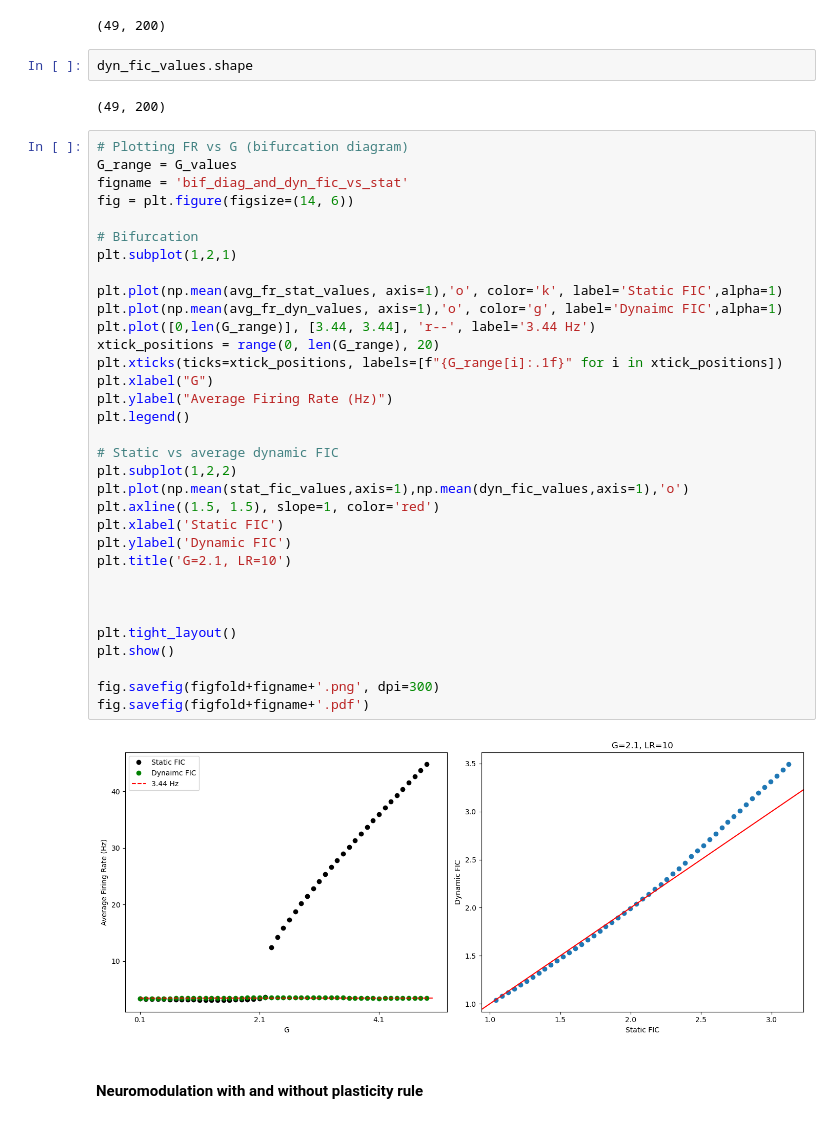
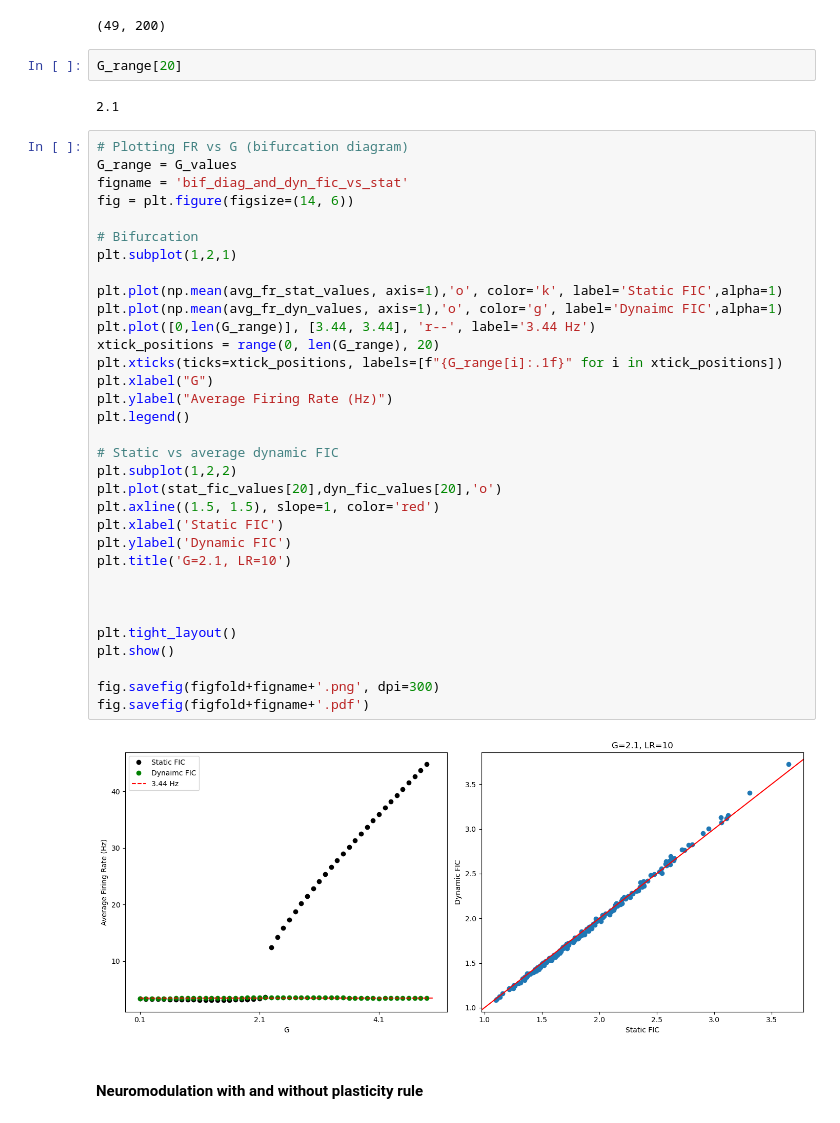
Before and after one commit to Picardian14/dyn_fic_dmf, a Jupyter notebook: python/fic_paper_figures.ipynb, the cells around one changed output. Drawn from its saved outputs; the diff is of its cells as text.

```diff
--- a/python/fic_paper_figures.ipynb
+++ b/python/fic_paper_figures.ipynb
@@ -249,44 +249,44 @@ stat_fic_values.shape
 # %% [output]
 (49, 200)
 # %%
-dyn_fic_values.shape
+G_range[20]
 # %% [output]
-(49, 200)
+2.1
 # %%
 # Plotting FR vs G (bifurcation diagram)
 G_range = G_values
 figname = 'bif_diag_and_dyn_fic_vs_stat'
 fig = plt.figure(figsize=(14, 6))
 
 # Bifurcation
 plt.subplot(1,2,1)
 
 plt.plot(np.mean(avg_fr_stat_values, axis=1),'o', color='k', label='Static FIC',alpha=1)
 plt.plot(np.mean(avg_fr_dyn_values, axis=1),'o', color='g', label='Dynaimc FIC',alpha=1)
 plt.plot([0,len(G_range)], [3.44, 3.44], 'r--', label='3.44 Hz')
 xtick_positions = range(0, len(G_range), 20)
 plt.xticks(ticks=xtick_positions, labels=[f"{G_range[i]:.1f}" for i in xtick_positions])
 plt.xlabel("G")
 plt.ylabel("Average Firing Rate (Hz)")
 plt.legend()
 
 # Static vs average dynamic FIC
 plt.subplot(1,2,2)
-plt.plot(np.mean(stat_fic_values,axis=1),np.mean(dyn_fic_values,axis=1),'o')
+plt.plot(stat_fic_values[20],dyn_fic_values[20],'o')
 plt.axline((1.5, 1.5), slope=1, color='red')
 plt.xlabel('Static FIC')
 plt.ylabel('Dynamic FIC')
 plt.title('G=2.1, LR=10')
 
 
 
 plt.tight_layout()
 plt.show()
 
 fig.savefig(figfold+figname+'.png', dpi=300)
 fig.savefig(figfold+figname+'.pdf')
 # %% [output]
-[figure, old version]
+[figure, new version]
 # %% [markdown]
 #### Neuromodulation with and without plasticity rule
 # %%
```
Also changed, not shown: parts of 16 cells of this notebook, 4 other files.
